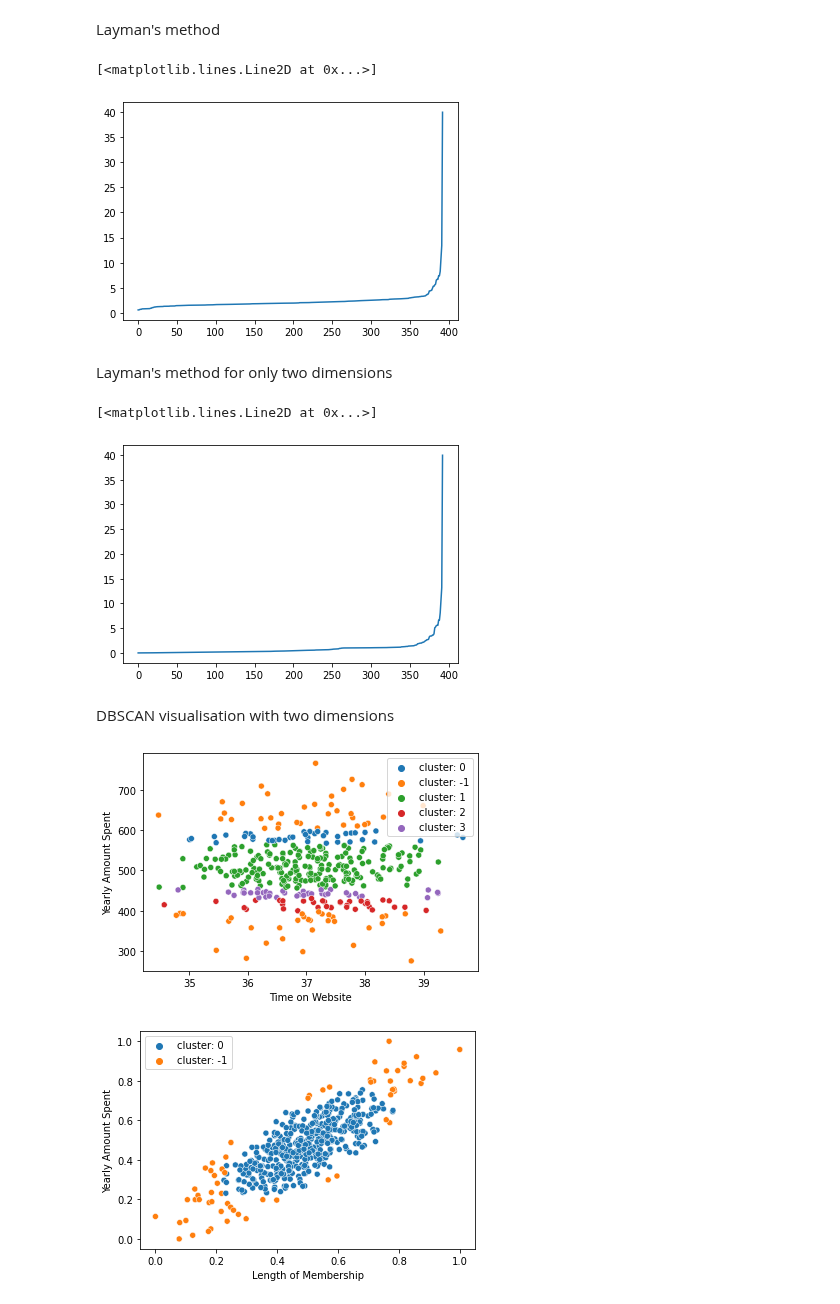
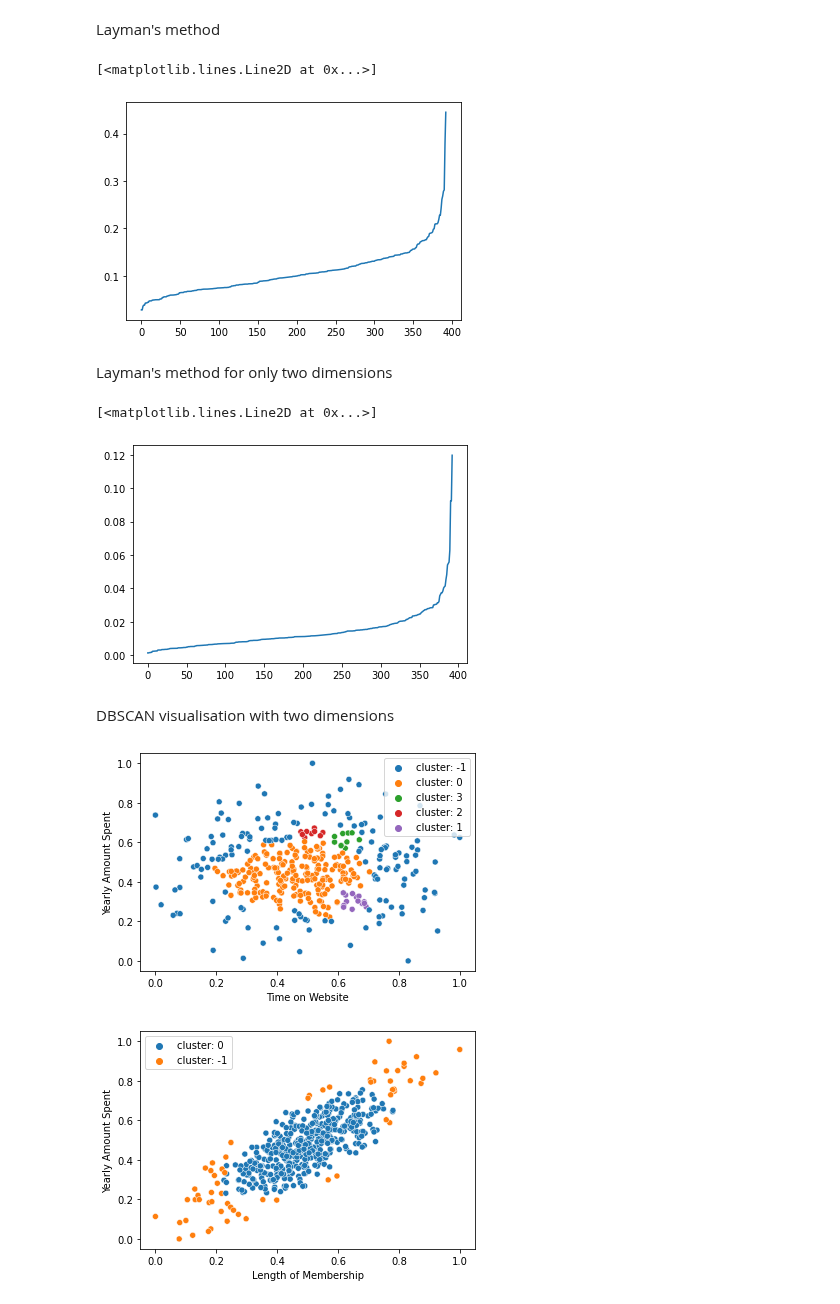
Before and after one commit to JustinSms/Ecommerce_Clustering_2, a Jupyter notebook: DBSCAN.ipynb, the cells around one changed output. Drawn from its saved outputs; the diff is of its cells as text; code cells hidden in the pictures.

```diff
--- a/DBSCAN.ipynb
+++ b/DBSCAN.ipynb
@@ -71,8 +61,8 @@ print(data_hot_clustering.head(5))
 Layman's method
 # %%
 neigh = NearestNeighbors(n_neighbors=2)
-nbrs = neigh.fit(data_hot_clustering)
-distances, indices = nbrs.kneighbors(data_hot_clustering)
+nbrs = neigh.fit(data_norm)
+distances, indices = nbrs.kneighbors(data_norm)
 
 distances = np.sort(distances, axis=0)
 
@@ -81,5 +71,5 @@ distances = distances[:,1]
 plt.plot(distances)
 # %% [output]
 [<matplotlib.lines.Line2D at 0x...>]
-[figure, old version]
+[figure, new version]
 # %%
@@ -89,7 +79,7 @@ clusters = dbscan.fit_predict(data_hot_clustering)
 # %% [markdown]
 Layman's method for only two dimensions
 # %%
-x = data_hot_clustering.iloc[:,[4,5]]
+x = data_norm.iloc[:,[3,4]]
 
 neigh = NearestNeighbors(n_neighbors=2)
 nbrs = neigh.fit(x)
@@ -102,20 +92,20 @@ distances = distances[:,1]
 plt.plot(distances)
 # %% [output]
 [<matplotlib.lines.Line2D at 0x...>]
-[figure, old version]
+[figure, new version]
 # %% [markdown]
 DBSCAN visualisation with two dimensions
 # %%
-X = data_hot_clustering.iloc[:,[2,4]]
+X = data_norm.iloc[:,[2,4]]
 
-dbscan = DBSCAN(eps=5, min_samples=10)
+dbscan = DBSCAN(eps=0.05, min_samples=10)
 clusters = dbscan.fit_predict(X)
 labels = dbscan.labels_
 
 sns.scatterplot(X.iloc[:,0], X.iloc[:,1], hue=["cluster: {}".format(i) for i in labels])
 plt.show()
 # %% [output]
-[figure, old version]
+[figure, new version]
 # %%
 X = data_norm.iloc[:,[3,4]]
 
```
Also changed, not shown: parts of 2 cells of this notebook, 1 other file.
